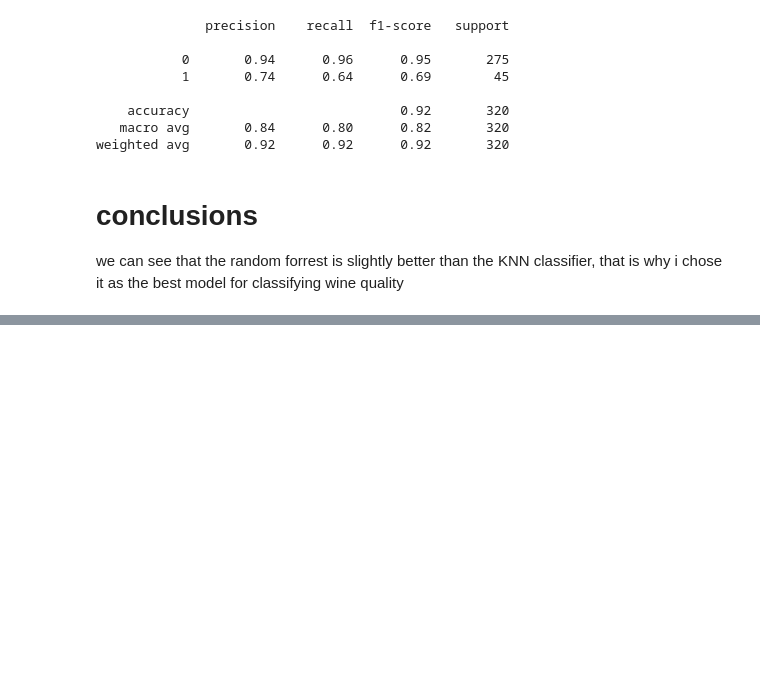
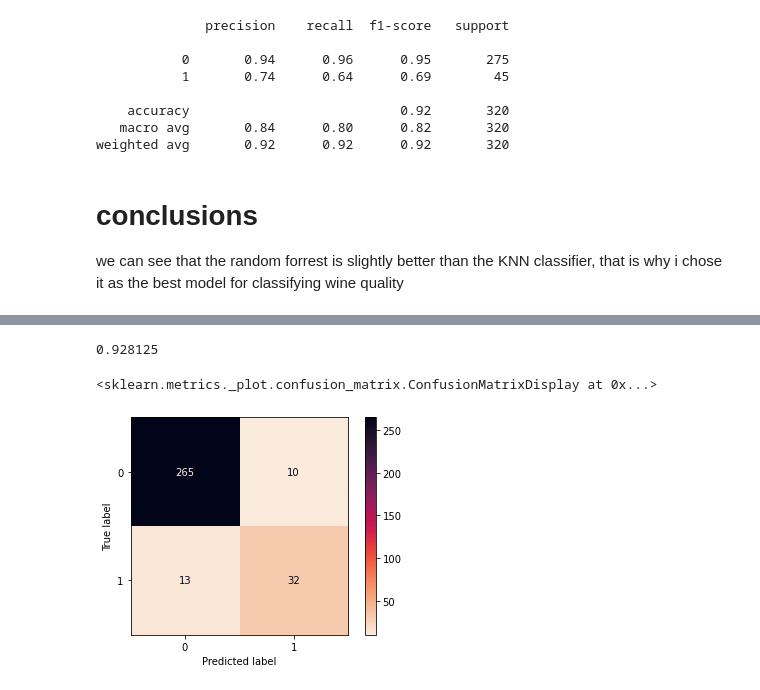
Before and after one commit to EitanKats/data-science-sem-b, a Jupyter notebook: Classification.ipynb, the cells around one changed output, grey strips where cells are left out. Drawn from its saved outputs; the diff is of its cells as text; code cells hidden in the pictures; blank space fills up the shorter version.

```diff
--- a/Classification.ipynb
+++ b/Classification.ipynb
@@ -530,0 +619,7 @@ we can see that the random forrest is slightly better than the KNN classifier, t
+# %%
+eclf2 = VotingClassifier(estimators=[
+    ('knn', KNeighborsClassifier(**grid_search_knn.best_params_)),
+    ('rf', RandomForestClassifier(**grid_search.best_params_))],
+    voting='soft')
+
+eclf2.fit(x_train,y_train)
@@ -530,0 +635,11 @@ we can see that the random forrest is slightly better than the KNN classifier, t
+# %%
+soft_voting_pred=eclf2.predict(x_test)
+
+accuracy_score(y_test,soft_voting_pred)
+# %% [output]
+0.928125
+# %%
+plot_confusion_matrix(eclf2,x_test,y_test,cmap='rocket_r')
+# %% [output]
+<sklearn.metrics._plot.confusion_matrix.ConfusionMatrixDisplay at 0x...>
+[figure, added]
```
Also changed, not shown: parts of 16 cells of this notebook.
